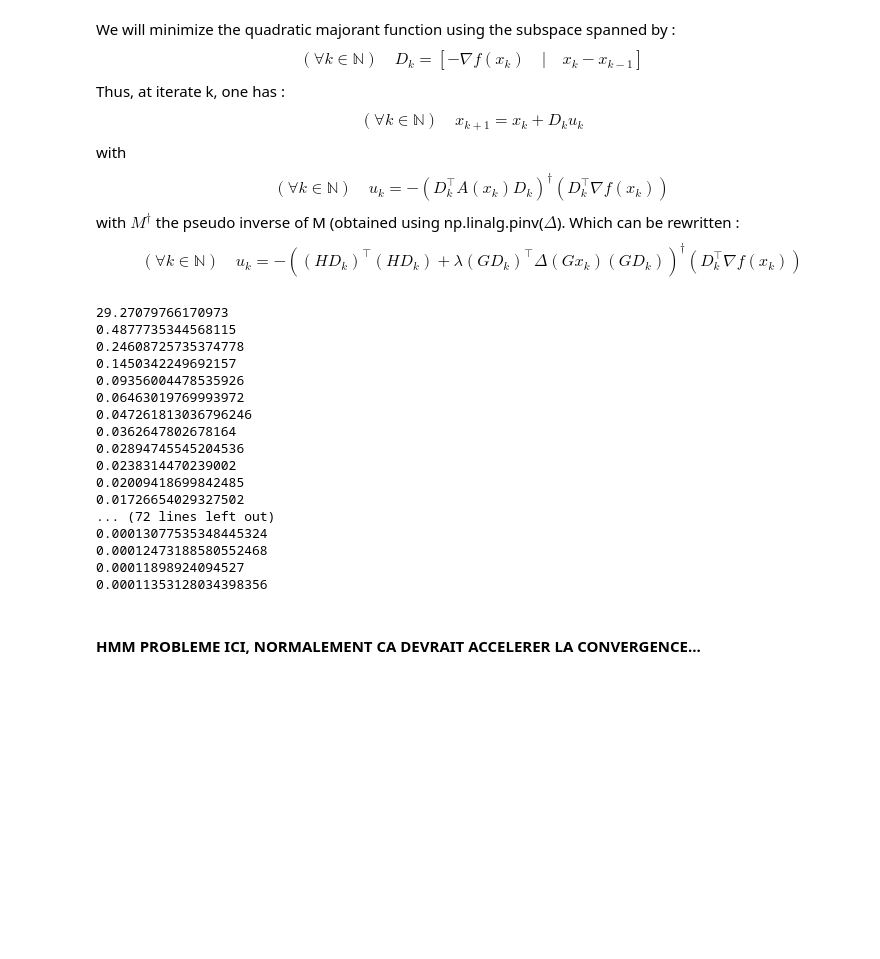
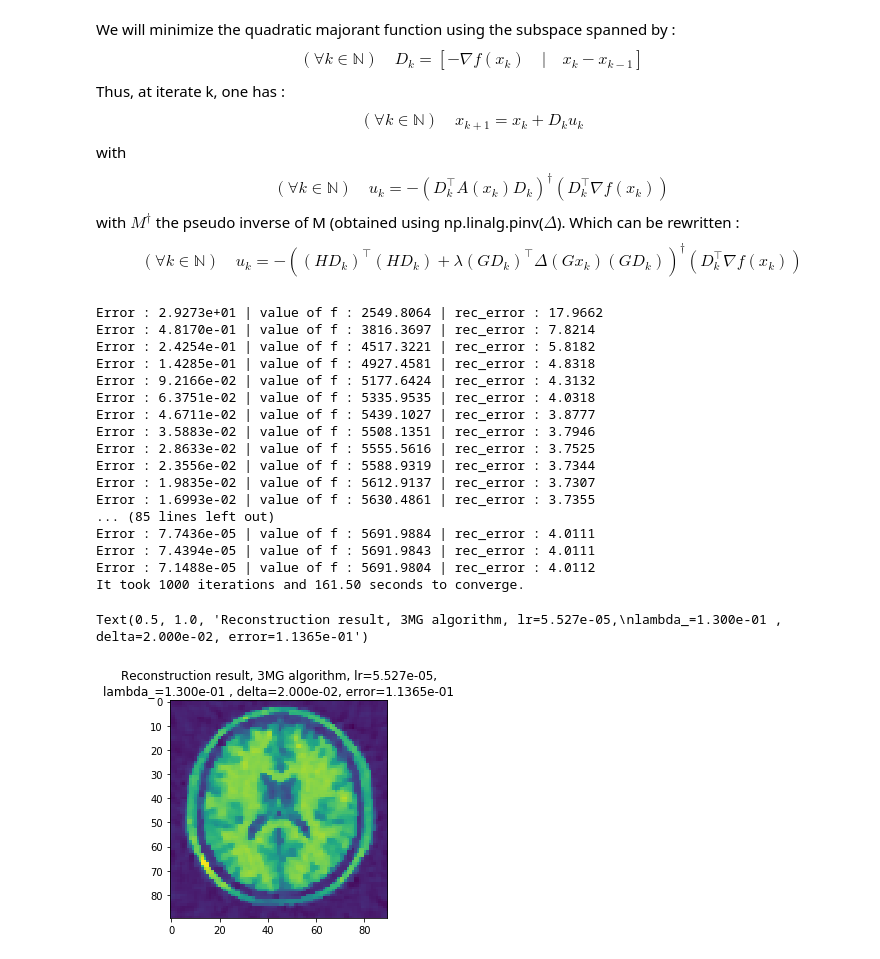
Before and after one commit to EmmanuelJhno/LabsLargeScaleDistributedOptimization, a Jupyter notebook: LSD_TPn3_Rauby_Jehanno.ipynb, the cells around one changed output. Drawn from its saved outputs; the diff is of its cells as text; code cells hidden in the pictures; blank space fills up the shorter version.

```diff
--- a/LSD_TPn3_Rauby_Jehanno.ipynb
+++ b/LSD_TPn3_Rauby_Jehanno.ipynb
@@ -209,65 +230,75 @@ with $$(\forall k \in \mathbb{N}) \quad u_{k}=-\left(D_{k}^{\top} A\left(x_{k}\r
 with $M^{\dagger}$ the pseudo inverse of M (obtained using np.linalg.pinv($\Delta$).
 Which can be rewritten : $$(\forall k \in \mathbb{N}) \quad u_{k}=-\left((H D_{k})^{\top} (H D_{k}) + \lambda (G D_{k})^{\top} \Delta\left(G x_{k}\right) (G D_{k}) \right)^{\dagger}\left(D_{k}^{\top} \nabla f\left(x_{k}\right)\right)$$
 # %%
-def MMMG(lambda_=lambda_, delta=delta, eps=1e-6, max_iter=1000):
+def MMMG(lambda_=lambda_, delta=delta, eps=1e-6, max_iter=1000,
+         stopping='standard', error_type='norm', records=True):
     history = []
     x_n = x_0.copy()
     converged = False
     itr = 0
     begin = time.time()
     while itr < max_iter and not converged :
         grad = grad_f(x_n)
         if itr==0:
             D_n = -grad
         else:
             D_n = np.concatenate((-grad, x_n - x_old), axis=1)
         D_n = D_n.reshape(N,-1)
         matrix_shape = D_n.shape[1]
         sub_A_x = lambda x : ((H@D_n).T.dot((H@D_n)) + lambda_ * (G@D_n).T.dot(big_delta(G.dot(x_n),
                                                                                     delta).dot((G@D_n)))).dot(x)
         A = LinearOperator((matrix_shape,matrix_shape),matvec = sub_A_x, rmatvec = sub_A_x)
         b = D_n.T@grad
         x_n1 = x_n - D_n@bicg(A, b, tol=1e-3)[0].reshape(-1, 1)
-        #new_norm = np.sum(np.abs(x_n1 - x_n))
-        new_norm = np.linalg.norm(x_n1 - x_n, ord='fro')
-        history.append(new_norm)
-        if new_norm < eps * np.linalg.norm(x_n, ord='fro'):#np.sum(np.abs(x_n)) :
+        if error_type=='SNR':
+            error = 20*np.log10(np.linalg.norm(x.flatten(), ord=2)/np.linalg.norm((x-x_n1).flatten(), ord=2))
+        else:
+            #error = np.sum(np.abs(x_n1 - x_n))
+            error = np.linalg.norm((x_n1 - x_n).flatten(), ord=2)
+        history.append(error)
+        if stopping=='gradient':
+            criterion = np.linalg.norm(grad_f(x_n1).flatten(), ord=2) <= np.sqrt(N)*1e-4
+        else:
+            criterion = error < eps * np.linalg.norm(x_n.flatten(), ord=2) #np.sum(np.abs(x_n))
+        if criterion:
             converged = True
-        if itr % 10 == 0:
-            print(new_norm)
+        if itr % 10 == 0 and records==True:
+            print('Error : {0:.4e} | value of f : {1:.4f} | rec_error : {2:.4f}'.format(error, f(x_n1, y, 0.13),
+                                                                np.linalg.norm((x_n1 - x).flatten(), ord=2)))
         x_old = x_n.copy()
         x_n = x_n1.copy()
         itr+=1
 
     end = time.time()
-    print('It took {0} iterations and {1:.2f} seconds to converge.'.format(itr,end-begin))
+    if records==True:
+        print('It took {0} iterations and {1:.2f} seconds to converge.'.format(itr,end-begin))
 
-    return x_n, new_norm, history
+    return x_n, error, history
 
-x_rec_MMMG, rec_error_MMMG, history_MMMG = MMMG()
+x_rec_MMMG, _, history_MMMG = MMMG()
+rec_error_MMMG = np.linalg.norm((x - x_rec_MMMG).flatten(), ord=2)/np.linalg.norm(x.flatten(), ord=2)
 x_rec_MMMG_view = x_rec_MMMG.reshape((90,90), order='F')
 fg, ax = plt.subplots(1,1)
 ax.imshow(x_rec_MMMG_view)
-ax.set_title('Reconstruction result, Gradient Descent algorithm, lr={0:.3e},'.format(learning_rate)
-             +'\nlambda_={0:.3e} , delta={1:.3e}, normalized_error={2:.4e}'.format(lambda_, delta,
-                                                                                   rec_error_MMMG))
+ax.set_title('Reconstruction result, 3MG algorithm, lr={0:.3e},'.format(learning_rate)
+             +'\nlambda_={0:.3e} , delta={1:.3e}, error={2:.4e}'.format(lambda_, delta, rec_error_MMMG))
 # %% [output]
-29.27079766170973
-0.4877735344568115
-0.24608725735374778
-0.1450342249692157
-0.09356004478535926
-0.06463019769993972
-0.047261813036796246
-0.0362647802678164
-0.02894745545204536
-0.0238314470239002
-0.02009418699842485
-0.01726654029327502
-... (72 lines left out)
-0.00013077535348445324
-0.00012473188580552468
-0.00011898924094527
-0.00011353128034398356
+Error : 2.9273e+01 | value of f : 2549.8064 | rec_error : 17.9662
+Error : 4.8170e-01 | value of f : 3816.3697 | rec_error : 7.8214
+Error : 2.4254e-01 | value of f : 4517.3221 | rec_error : 5.8182
+Error : 1.4285e-01 | value of f : 4927.4581 | rec_error : 4.8318
+Error : 9.2166e-02 | value of f : 5177.6424 | rec_error : 4.3132
+Error : 6.3751e-02 | value of f : 5335.9535 | rec_error : 4.0318
+Error : 4.6711e-02 | value of f : 5439.1027 | rec_error : 3.8777
+Error : 3.5883e-02 | value of f : 5508.1351 | rec_error : 3.7946
+Error : 2.8633e-02 | value of f : 5555.5616 | rec_error : 3.7525
+Error : 2.3556e-02 | value of f : 5588.9319 | rec_error : 3.7344
+Error : 1.9835e-02 | value of f : 5612.9137 | rec_error : 3.7307
+Error : 1.6993e-02 | value of f : 5630.4861 | rec_error : 3.7355
+... (85 lines left out)
+Error : 7.7436e-05 | value of f : 5691.9884 | rec_error : 4.0111
+Error : 7.4394e-05 | value of f : 5691.9843 | rec_error : 4.0111
+Error : 7.1488e-05 | value of f : 5691.9804 | rec_error : 4.0112
+It took 1000 iterations and 161.50 seconds to converge.
+Text(0.5, 1.0, 'Reconstruction result, 3MG algorithm, lr=5.527e-05,\nlambda_=1.300e-01 , delta=2.000e-02, error=1.1365e-01')
+[figure, added]
-# %% [markdown]
-#### HMM PROBLEME ICI, NORMALEMENT CA DEVRAIT ACCELERER LA CONVERGENCE...
```
Also changed, not shown: parts of 20 cells of this notebook.
